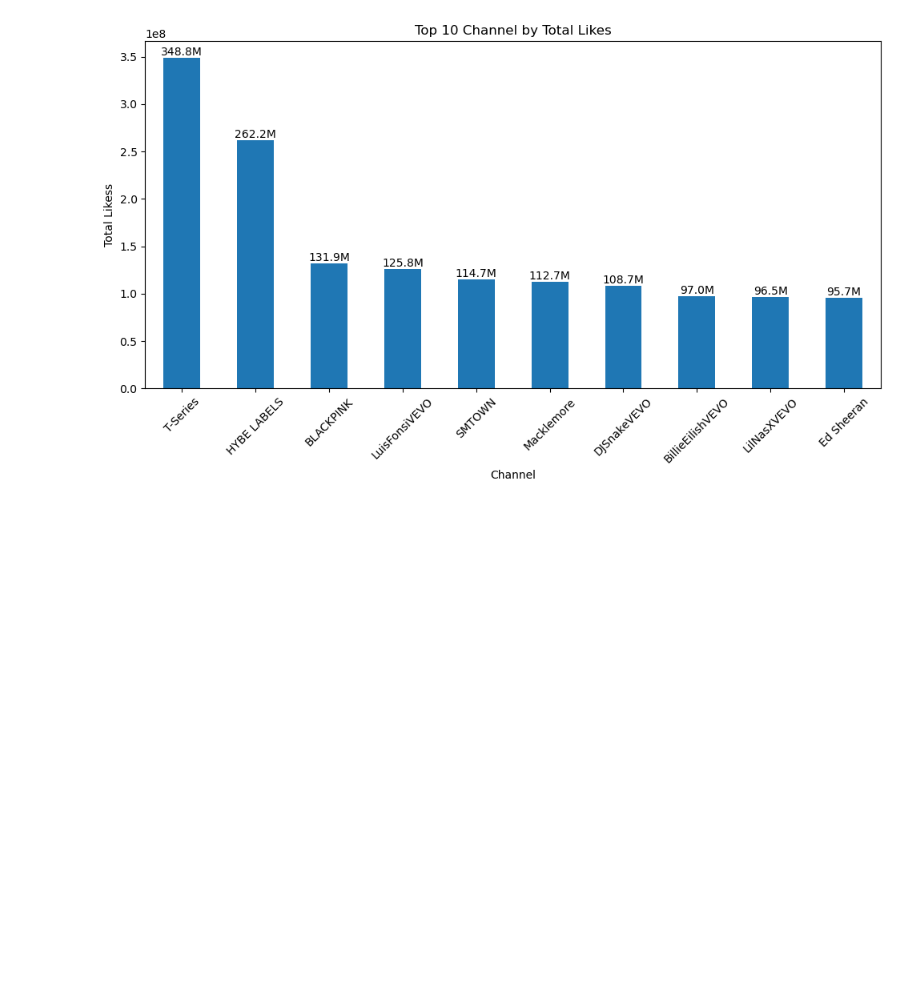
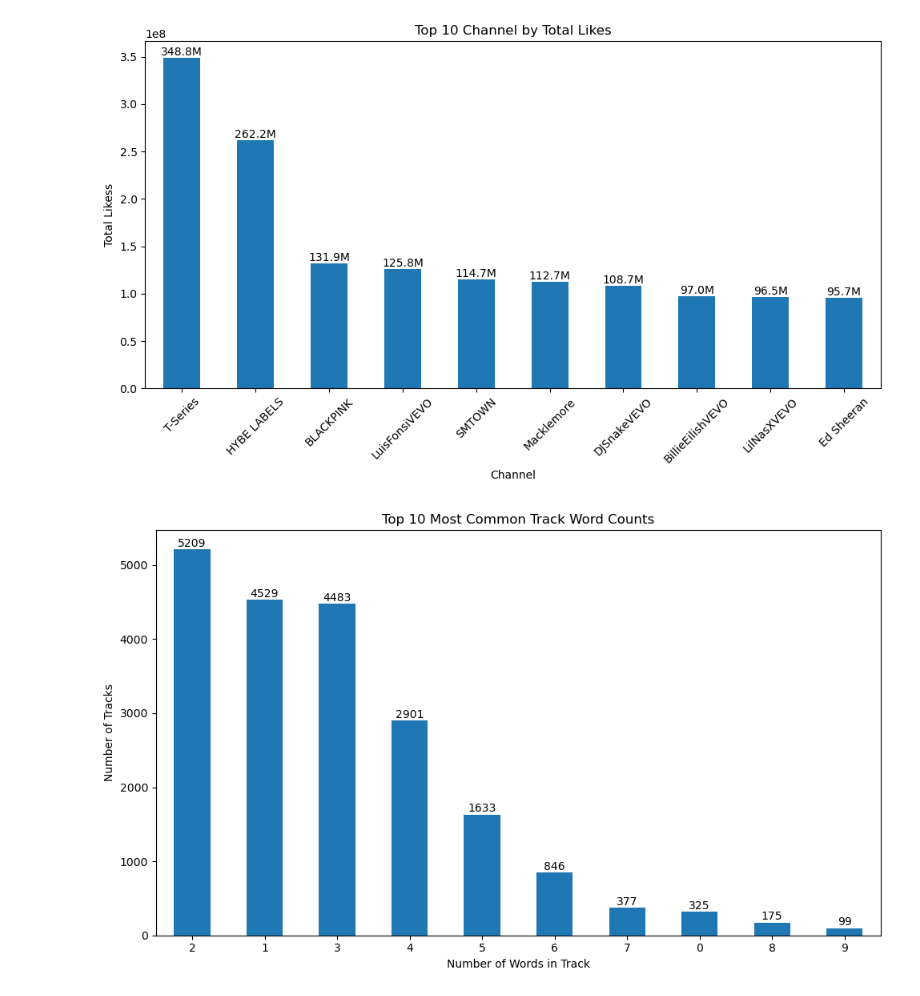
Before and after one commit to FlazeFy2/DS_Spotify-YouTube-Data, a Jupyter notebook: exploratory data analysis-bar.ipynb, the cells around one changed output. Drawn from its saved outputs; the diff is of its cells as text; code cells hidden in the pictures; blank space fills up the shorter version.

Commit message:
[DS] Exploratory Data Analysis (EDA) - Bar Chart Top 10 Most Common Track Word Counts

```diff
--- a/exploratory data analysis-bar.ipynb
+++ b/exploratory data analysis-bar.ipynb
@@ -239,3 +239,35 @@ for dt in target_col:
 [figure]
 [figure]
 [figure]
+# %%
+import pandas as pd
+import matplotlib.pyplot as plt
+import numpy as np
+import re
+
+# Exploratory Data Analysis (EDA) - Bar Chart Top 10 Most Common Track Word Counts
+df = pd.read_csv("Spotify Youtube Dataset.csv")
+
+# Dataset
+# Count total words in each track
+df['word_count'] = df['Track'].apply(
+    lambda x: len([w for w in str(x).split(" ") if w.isalpha() and w.lower() != "(feat."])
+)
+
+# Count how many tracks for each word count
+top_word_counts = df['word_count'].value_counts().head(10)
+
+# Bar Chart
+plt.figure(figsize=(10, 6))
+ax = top_word_counts.plot(kind='bar')
+# Add label
+for i, value in enumerate(top_word_counts):
+    plt.text(i, value + 1, str(value), ha='center', va='bottom')
+plt.title("Top 10 Most Common Track Word Counts")
+plt.xlabel("Number of Words in Track")
+plt.ylabel("Number of Tracks")
+plt.xticks(rotation=0)
+plt.tight_layout()
+plt.show()
+# %% [output]
+[figure, added]
```
